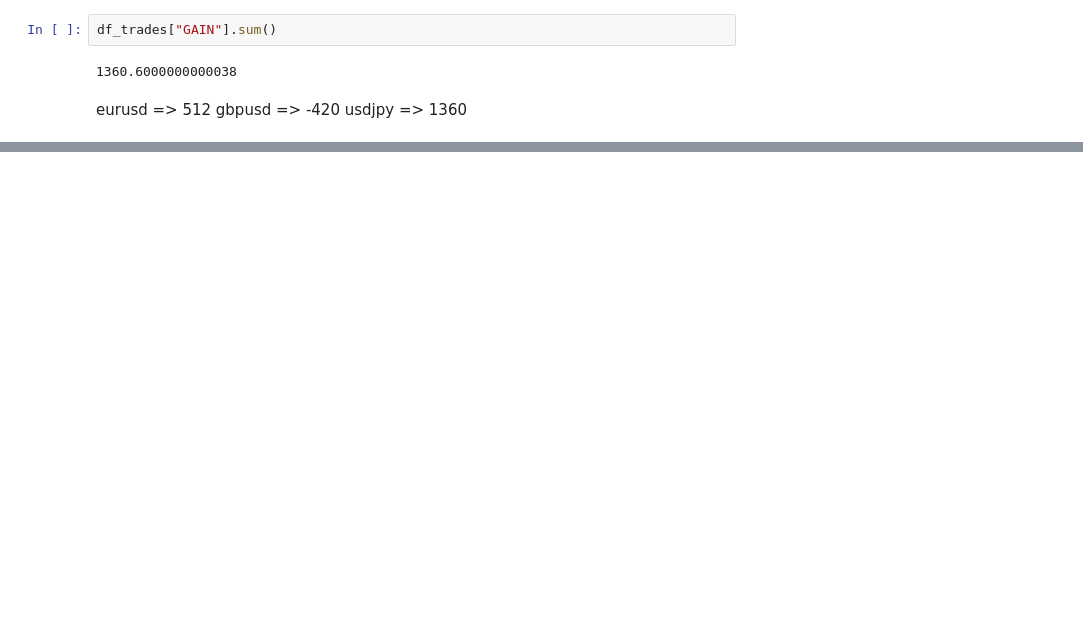
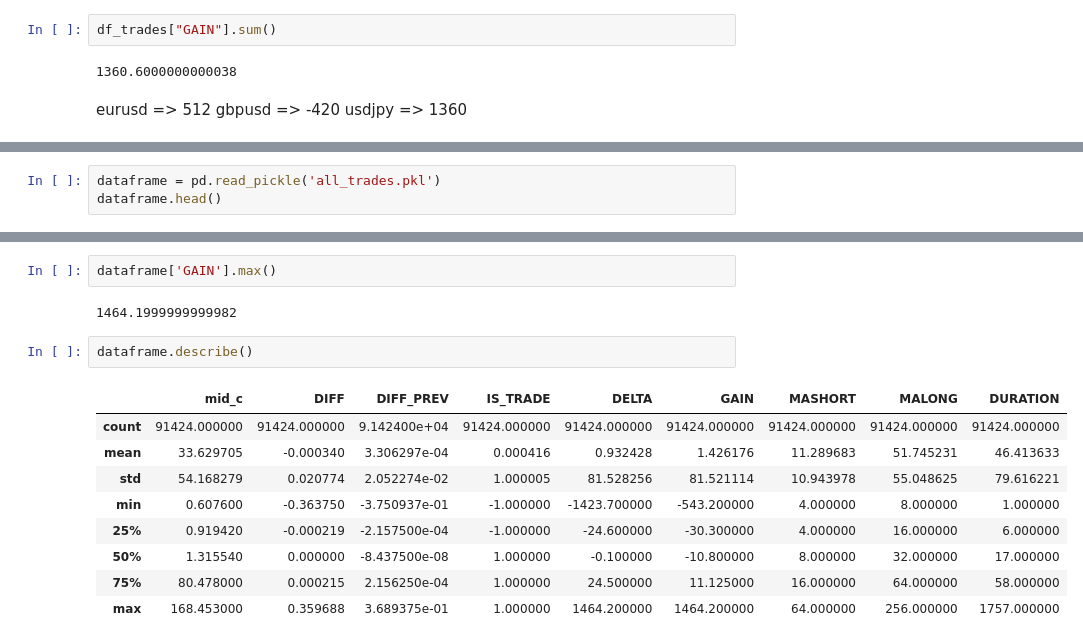
Before and after one commit to MohsenAF-Pl/forex-bot, a Jupyter notebook: candle_plot.ipynb, the cells around one changed output, grey strips where cells are left out. Drawn from its saved outputs; the diff is of its cells as text; blank space fills up the shorter version.

```diff
--- a/candle_plot.ipynb
+++ b/candle_plot.ipynb
@@ -293,0 +356,3 @@ usdjpy => 1360
+# %%
+dataframe = pd.read_pickle('all_trades.pkl')
+dataframe.head()
@@ -293,0 +366,16 @@ usdjpy => 1360
+# %%
+dataframe['GAIN'].max()
+# %% [output]
+1464.1999999999982
+# %%
+dataframe.describe()
+# %% [output]
+|  | mid_c | DIFF | DIFF_PREV | IS_TRADE | DELTA | GAIN | MASHORT | MALONG | DURATION |
+| count | 91424.000000 | 91424.000000 | 9.142400e+04 | 91424.000000 | 91424.000000 | 91424.000000 | 91424.000000 | 91424.000000 | 91424.000000 |
+| mean | 33.629705 | -0.000340 | 3.306297e-04 | 0.000416 | 0.932428 | 1.426176 | 11.289683 | 51.745231 | 46.413633 |
+| std | 54.168279 | 0.020774 | 2.052274e-02 | 1.000005 | 81.528256 | 81.521114 | 10.943978 | 55.048625 | 79.616221 |
+| min | 0.607600 | -0.363750 | -3.750937e-01 | -1.000000 | -1423.700000 | -543.200000 | 4.000000 | 8.000000 | 1.000000 |
+| 25% | 0.919420 | -0.000219 | -2.157500e-04 | -1.000000 | -24.600000 | -30.300000 | 4.000000 | 16.000000 | 6.000000 |
+| 50% | 1.315540 | 0.000000 | -8.437500e-08 | 1.000000 | -0.100000 | -10.800000 | 8.000000 | 32.000000 | 17.000000 |
+| 75% | 80.478000 | 0.000215 | 2.156250e-04 | 1.000000 | 24.500000 | 11.125000 | 16.000000 | 64.000000 | 58.000000 |
+| max | 168.453000 | 0.359688 | 3.689375e-01 | 1.000000 | 1464.200000 | 1464.200000 | 64.000000 | 256.000000 | 1757.000000 |
```
Also changed, not shown: parts of 10 cells of this notebook, 17 other files.
